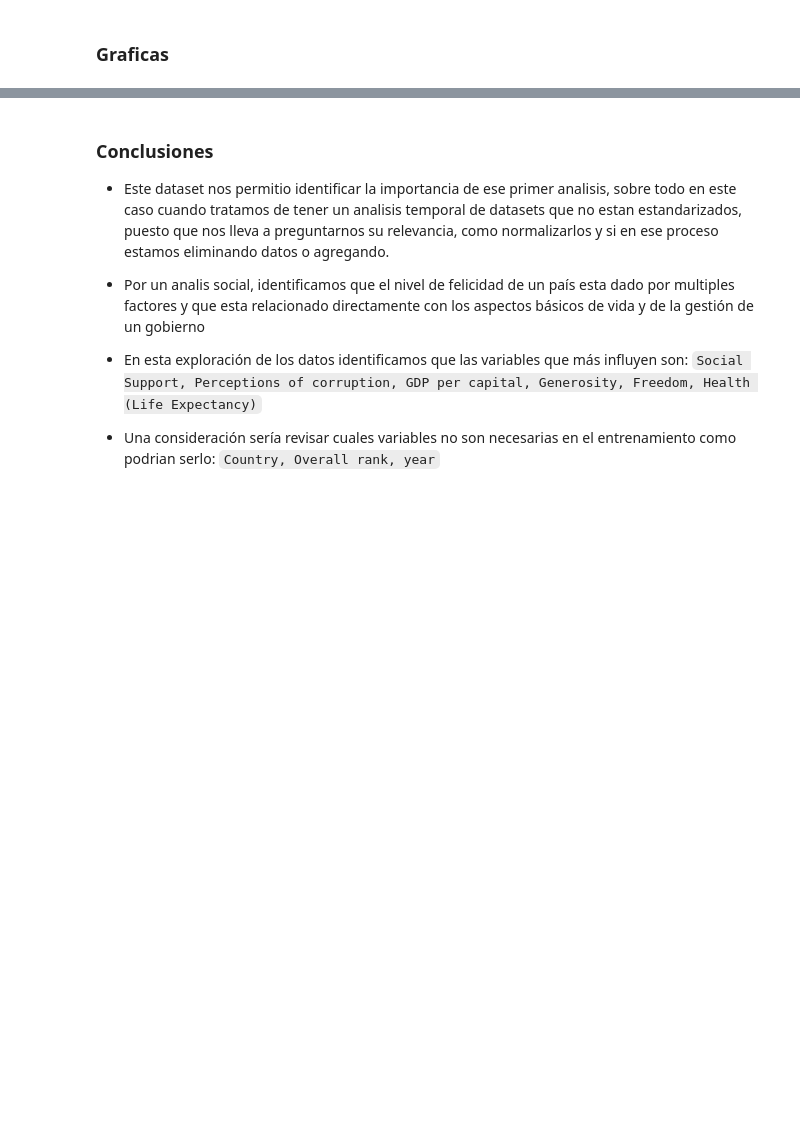
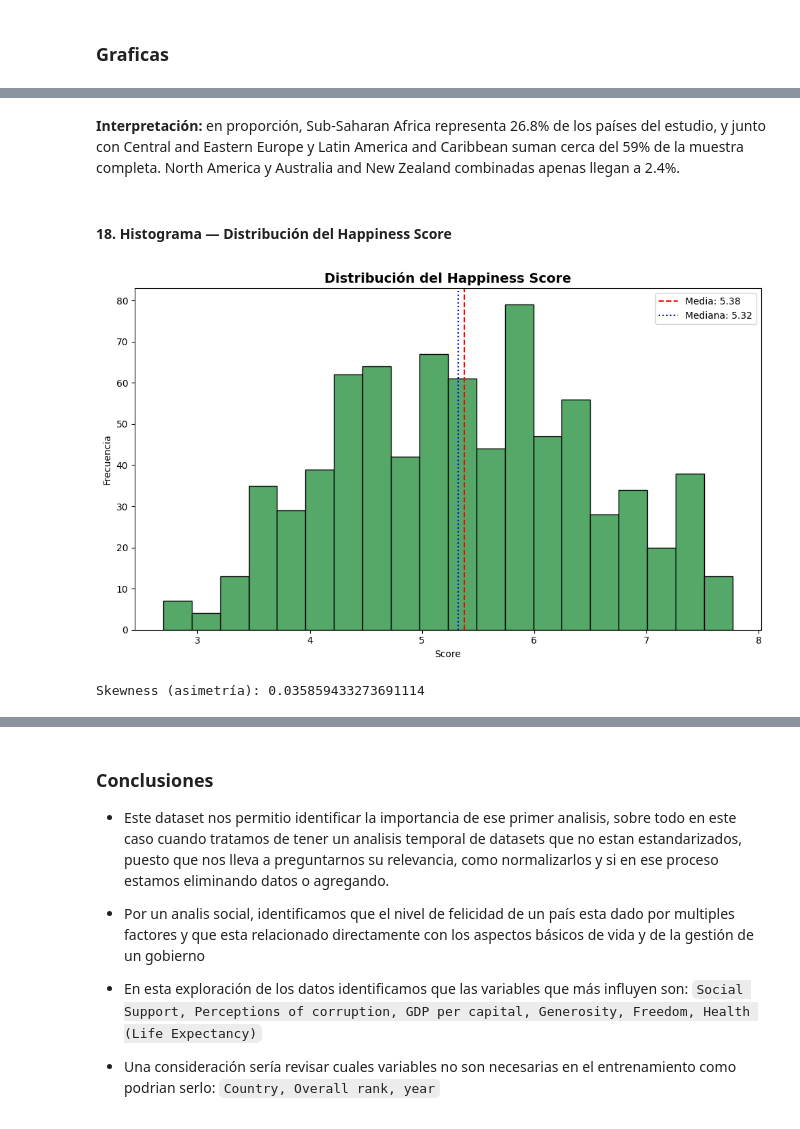
Before and after one commit to lacastrilf/Workshops-Machine-Learning, a Jupyter notebook: 01_Workshop/world_happines.ipynb, the cells around one changed output, grey strips where cells are left out. Cells and saved outputs as stored; diff of their text form; code cells hidden in the pictures; blank space fills up the shorter version.

```diff
--- a/01_Workshop/world_happines.ipynb
+++ b/01_Workshop/world_happines.ipynb
@@ -503,0 +561,20 @@ En nuestra perspectiva social encontramos acertado los valores minimos, puesto q
+# %% [markdown]
+**Interpretación:** en proporción, Sub-Saharan Africa representa 26.8% de los países del estudio, y junto con Central and Eastern Europe  y Latin America and Caribbean suman cerca del 59% de la muestra completa. North America y Australia and New Zealand combinadas apenas llegan a 2.4%.
+# %% [markdown]
+#### 18. Histograma — Distribución del Happiness Score
+# %%
+fig, ax = plt.subplots(figsize=(10, 6))
+ax.hist(df['Score'], bins=20, color='#55A868', edgecolor='black')
+ax.axvline(df['Score'].mean(), color='red', linestyle='--', label=f"Media: {df['Score'].mean():.2f}")
+ax.axvline(df['Score'].median(), color='blue', linestyle=':', label=f"Mediana: {df['Score'].median():.2f}")
+ax.set_title('Distribución del Happiness Score', fontsize=14, fontweight='bold')
+ax.set_xlabel('Score')
+ax.set_ylabel('Frecuencia')
+ax.legend()
+plt.tight_layout()
+plt.show()
+
+print('Skewness (asimetría):', df['Score'].skew())
+# %% [output]
+[figure, added]
+Skewness (asimetría): 0.035859433273691114
```
Also changed, not shown: parts of 16 cells of this notebook.
